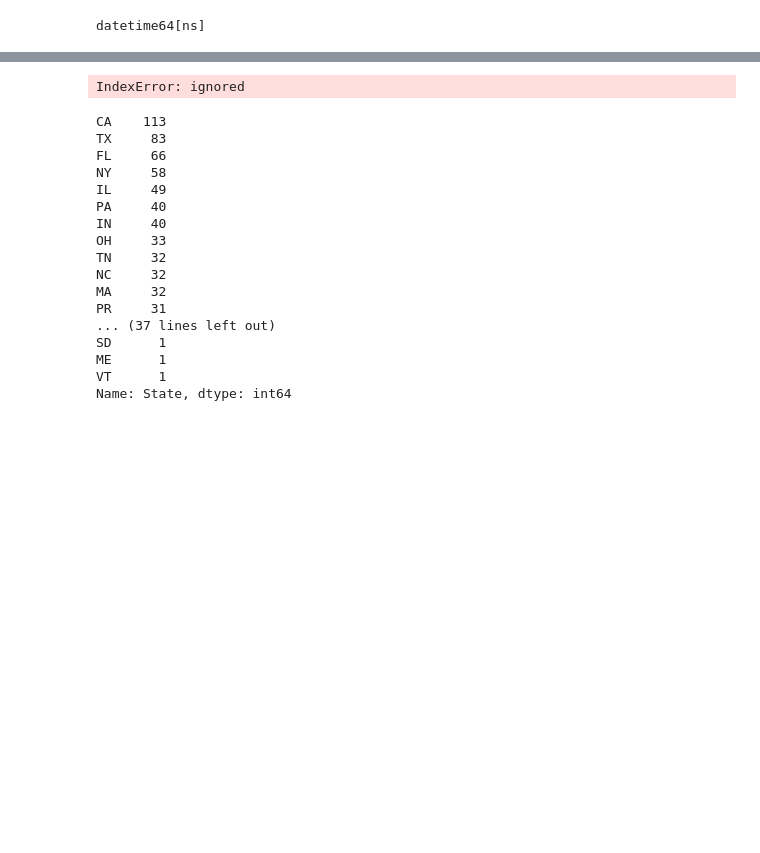
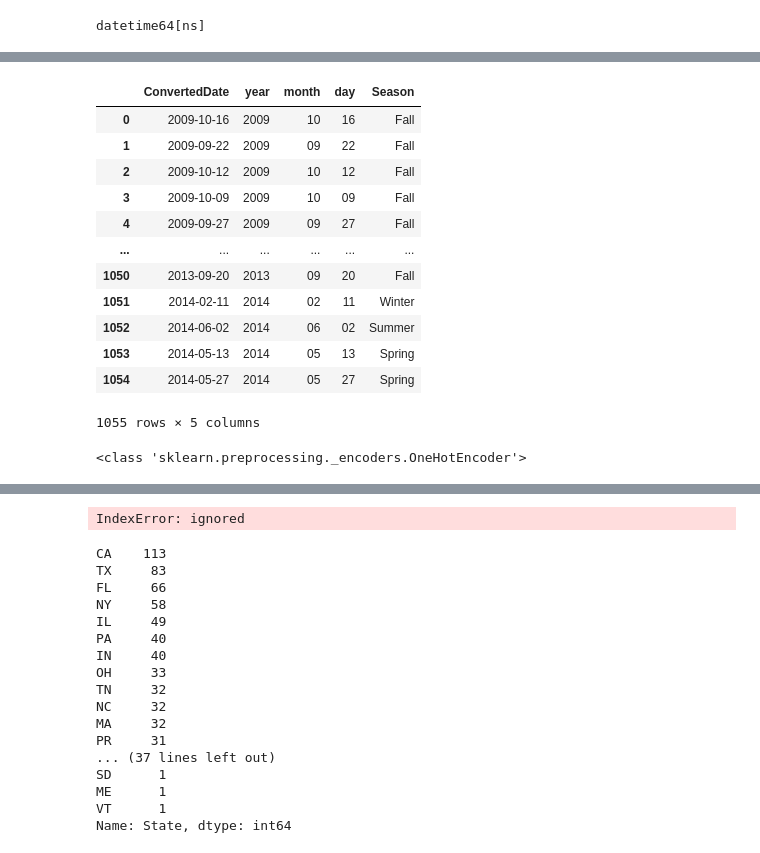
Before and after one commit to hmulli2/Data-analysis-cyber-security, a Jupyter notebook: Cyber_security_data_analysis.ipynb, the cells around one changed output, grey strips where cells are left out. Saved outputs shown, nothing was run; the diff lists cells and outputs as text; code cells hidden in the pictures; blank space fills up the shorter version.

```diff
--- a/Cyber_security_data_analysis.ipynb
+++ b/Cyber_security_data_analysis.ipynb
@@ -64,3 +64,9 @@ data['breach_start'] = pd.to_datetime(data['breach_start'])
 print(data['breach_start'].dtypes)
 # %% [output]
 datetime64[ns]
+# %%
+
+# Below are quick example
+# Convert datetype to string
+data['ConvertedDate']=data['breach_start'].astype(str)
+print(data['ConvertedDate'].dtypes)
@@ -66,0 +75,4 @@ datetime64[ns]
+# %%
+data[["year", "month", "day"]] = data["ConvertedDate"].str.split("-", expand = True)
+print("\nNew DataFrame:")
+display(data.head())
@@ -66,0 +103,35 @@ datetime64[ns]
+# %%
+season_dict = {'01': 'Winter',
+               '02': 'Winter',
+               '03': 'Spring',
+               '04': 'Spring',
+               '05': 'Spring',
+               '06': 'Summer',
+               '07': 'Summer',
+               '08': 'Summer',
+               '09': 'Fall',
+               '10': 'Fall',
+               '11': 'Fall',
+               '12': 'Winter'}
+data['Season'] = data['month'].apply(lambda x: season_dict[x])
+# %%
+data[['ConvertedDate','year','month','day','Season']]
+# %% [output]
+|  | ConvertedDate | year | month | day | Season |
+| 0 | 2009-10-16 | 2009 | 10 | 16 | Fall |
+| 1 | 2009-09-22 | 2009 | 09 | 22 | Fall |
+| 2 | 2009-10-12 | 2009 | 10 | 12 | Fall |
+| 3 | 2009-10-09 | 2009 | 10 | 09 | Fall |
+| 4 | 2009-09-27 | 2009 | 09 | 27 | Fall |
+| ... | ... | ... | ... | ... | ... |
+| 1050 | 2013-09-20 | 2013 | 09 | 20 | Fall |
+| 1051 | 2014-02-11 | 2014 | 02 | 11 | Winter |
+| 1052 | 2014-06-02 | 2014 | 06 | 02 | Summer |
+| 1053 | 2014-05-13 | 2014 | 05 | 13 | Spring |
+| 1054 | 2014-05-27 | 2014 | 05 | 27 | Spring |
+1055 rows × 5 columns
+# %%
+from sklearn.preprocessing import OneHotEncoder
+data['Season'].unique()
+# %% [output]
+<class 'sklearn.preprocessing._encoders.OneHotEncoder'>
```
Also changed, not shown: parts of 10 cells of this notebook.
